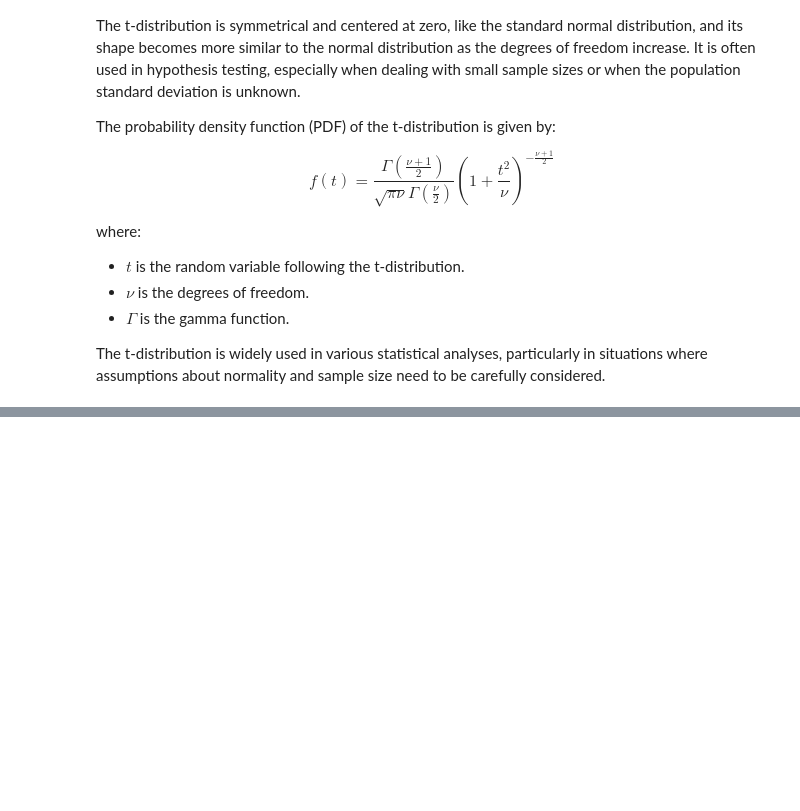
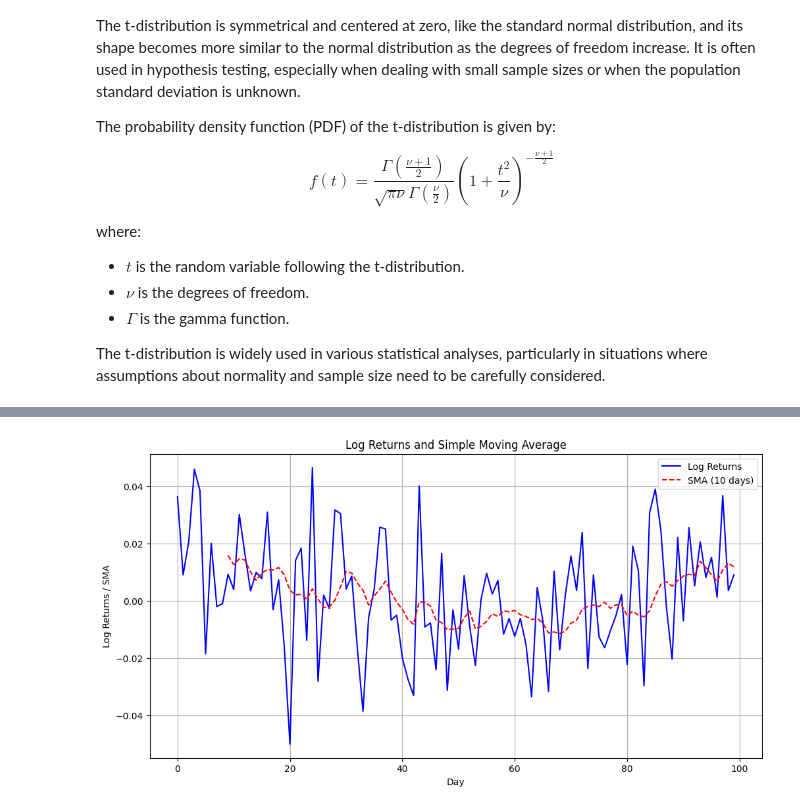
Before and after one commit to ichsanulamal/notes, a Jupyter notebook: finance/Financial Engineering and Artificial Intelligence in Python - The Lazy Programmar Udemy/main.ipynb, the cells around one changed output, grey strips where cells are left out. Cells and saved outputs as stored; diff of their text form; code cells hidden in the pictures; blank space fills up the shorter version.

```diff
--- a/finance/1_introduction/main.ipynb
+++ b/finance/Financial Engineering and Artificial Intelligence in Python - The Lazy Programmar Udemy/main.ipynb
@@ -371,0 +403,27 @@ The t-distribution is widely used in various statistical analyses, particularly
+# %%
+import numpy as np
+
+def generate_log_returns(num_days, mu, sigma):
+    np.random.seed(0)
+    return np.random.normal(mu, sigma, num_days)
+
+def simple_moving_average(data, window_size):
+    sma = np.convolve(data, np.ones(window_size), 'valid') / window_size
+    return sma
+
+# Parameters
+num_days = 100
+mu = 0.001  # mean of the log returns
+sigma = 0.02  # standard deviation of the log returns
+window_size = 10  # size of the moving average window
+
+# Generate log returns
+log_returns = generate_log_returns(num_days, mu, sigma)
+
+# Calculate Simple Moving Average
+sma = simple_moving_average(log_returns, window_size)
+
+print("Log Returns:")
+print(log_returns)
+print("\nSimple Moving Average with window size", window_size, ":")
+print(sma)
@@ -371,0 +448,15 @@ The t-distribution is widely used in various statistical analyses, particularly
+# %%
+import matplotlib.pyplot as plt
+
+# Plotting
+plt.figure(figsize=(12, 6))
+plt.plot(log_returns, label='Log Returns', color='blue')
+plt.plot(range(window_size - 1, num_days), sma, label=f'SMA ({window_size} days)', color='red', linestyle='--')
+plt.title('Log Returns and Simple Moving Average')
+plt.xlabel('Day')
+plt.ylabel('Log Returns / SMA')
+plt.legend()
+plt.grid(True)
+plt.show()
+# %% [output]
+[figure, added]
```
Also changed, not shown: parts of 14 cells of this notebook, 29 other files.
